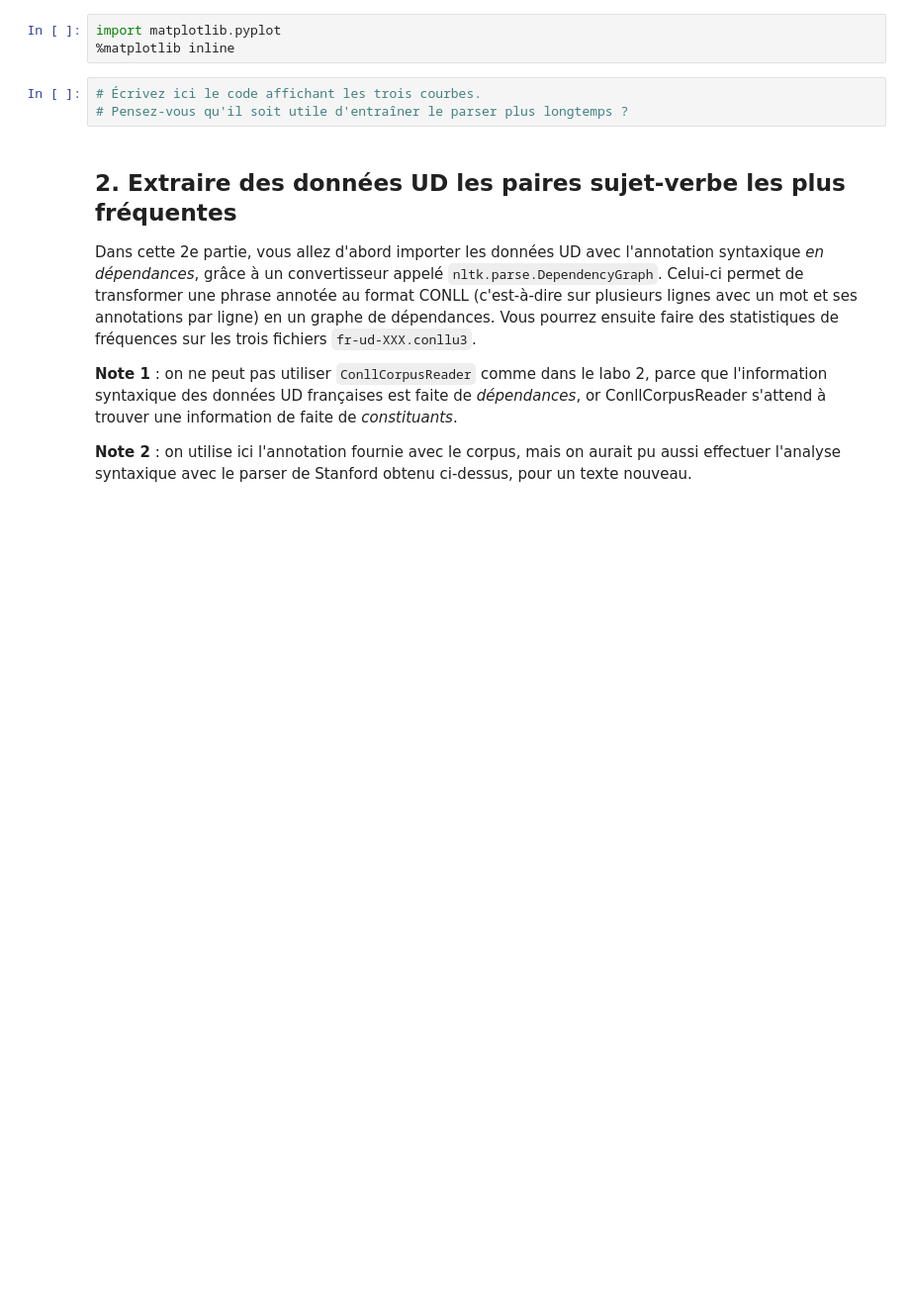
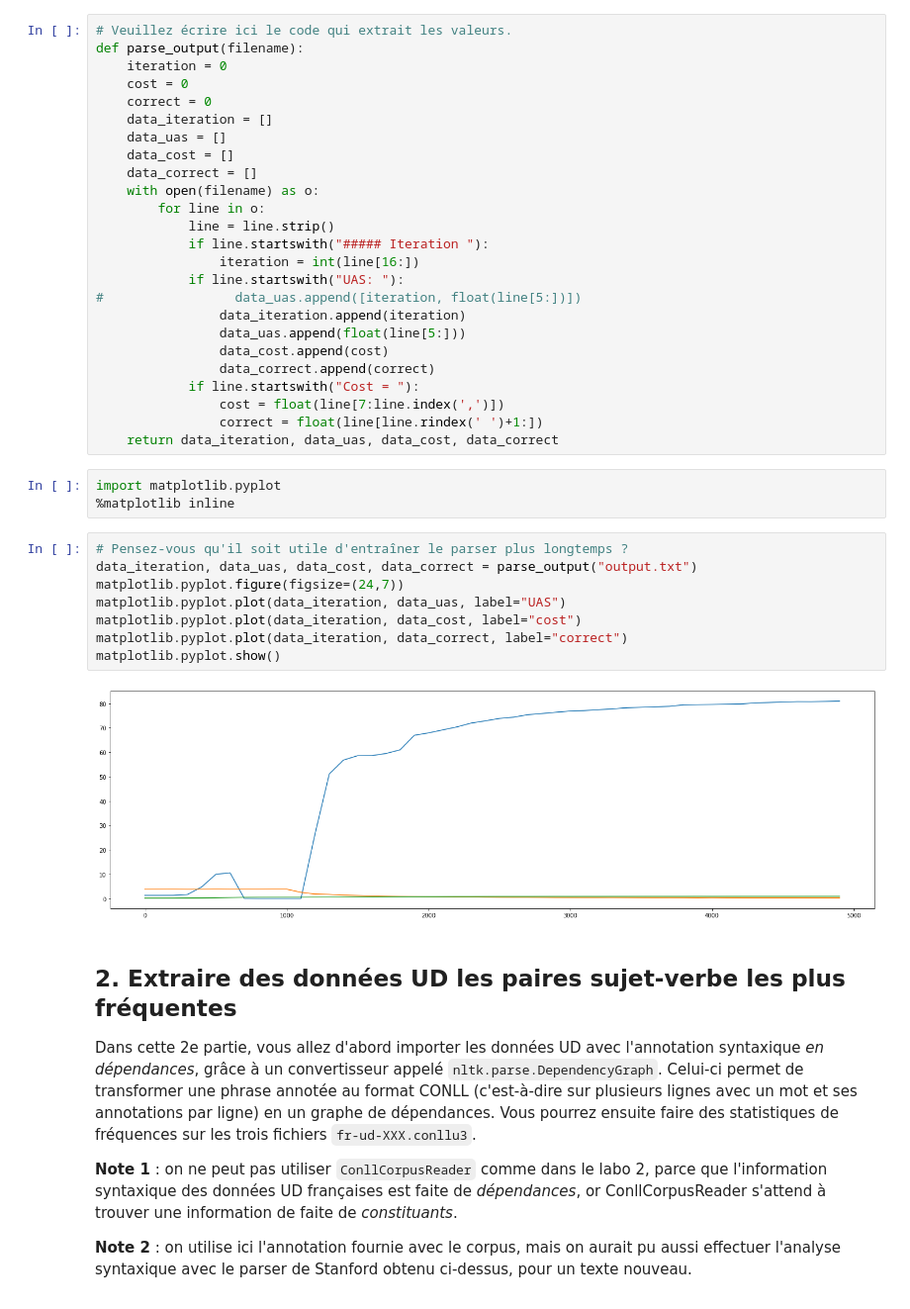
Before and after one commit to kayoumido/TAL_LABO3, a Jupyter notebook: TAL_Labo3_student.ipynb, the cells around one changed output. Shown at 99% size. Saved outputs shown, nothing was run; the diff lists cells and outputs as text; blank space fills up the shorter version.

```diff
--- a/TAL_Labo3_student.ipynb
+++ b/TAL_Labo3_student.ipynb
@@ -107,9 +105,41 @@ Affichez ces trois valeurs sur un graphe, en fonction du nombre d'itérations su
+# %%
+# Veuillez écrire ici le code qui extrait les valeurs.
+def parse_output(filename):
+    iteration = 0
+    cost = 0
+    correct = 0
+    data_iteration = []
+    data_uas = []
+    data_cost = []
+    data_correct = []
+    with open(filename) as o:
+        for line in o:
+            line = line.strip()
+            if line.startswith("##### Iteration "):
+                iteration = int(line[16:])
+            if line.startswith("UAS: "):
+#                 data_uas.append([iteration, float(line[5:])])
+                data_iteration.append(iteration)
+                data_uas.append(float(line[5:]))
+                data_cost.append(cost)
+                data_correct.append(correct)
+            if line.startswith("Cost = "):
+                cost = float(line[7:line.index(',')])
+                correct = float(line[line.rindex(' ')+1:])
+    return data_iteration, data_uas, data_cost, data_correct
 # %%
 import matplotlib.pyplot
 %matplotlib inline
-# %%
-# Écrivez ici le code affichant les trois courbes.
-# Pensez-vous qu'il soit utile d'entraîner le parser plus longtemps ?
+# %%
+# Pensez-vous qu'il soit utile d'entraîner le parser plus longtemps ?
+data_iteration, data_uas, data_cost, data_correct = parse_output("output.txt")
+matplotlib.pyplot.figure(figsize=(24,7))
+matplotlib.pyplot.plot(data_iteration, data_uas, label="UAS")
+matplotlib.pyplot.plot(data_iteration, data_cost, label="cost")
+matplotlib.pyplot.plot(data_iteration, data_correct, label="correct")
+matplotlib.pyplot.show()
+# %% [output]
+[figure, added]
 # %% [markdown]
 ## 2.	Extraire des données UD les paires sujet-verbe les plus fréquentes
 
```
Also changed, not shown: parts of 1 cell of this notebook.
